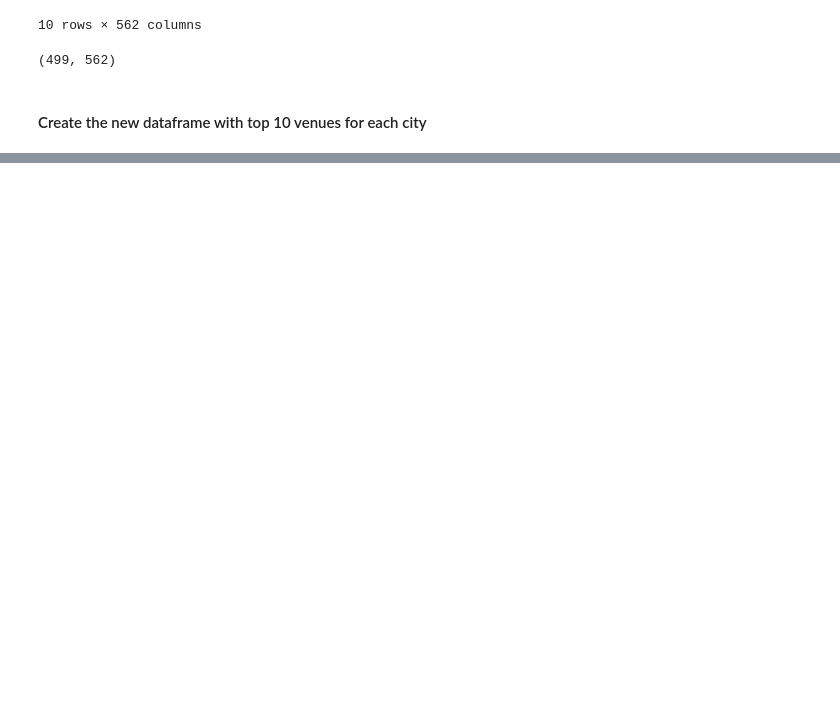
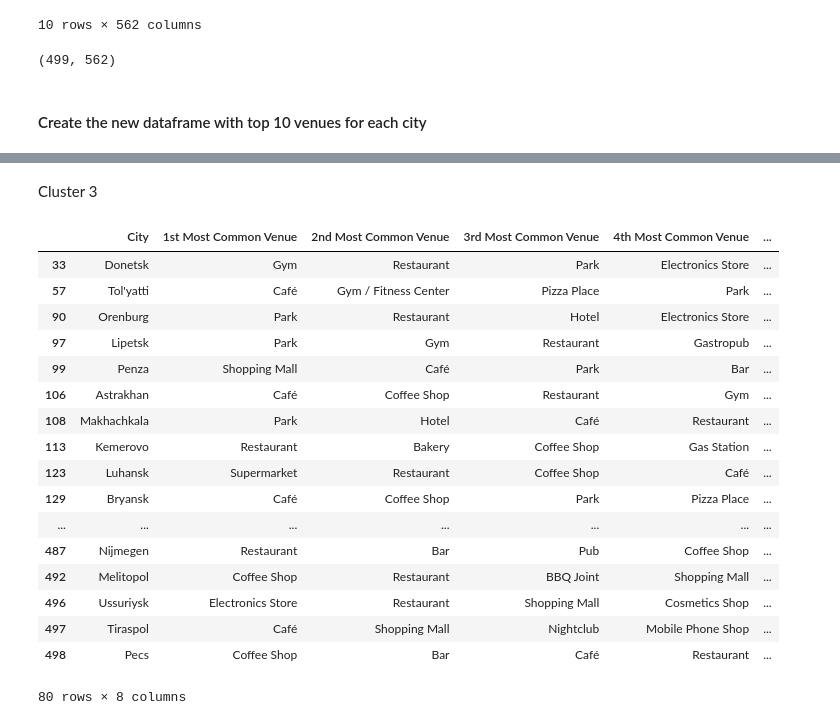
Before and after one commit to cssoumyade/Clustering-European-Cities, a Jupyter notebook: Feature Engineering and Clustering.ipynb, the cells around one changed output, grey strips where cells are left out. Cells and saved outputs as stored; diff of their text form; code cells hidden in the pictures; blank space fills up the shorter version.

```diff
--- a/Feature Engineering and Clustering.ipynb
+++ b/Feature Engineering and Clustering.ipynb
@@ -99,0 +255,23 @@ cities_venues_sorted.sample(10)
+# %% [markdown]
+Cluster 3
+# %%
+europe_merged.loc[europe_merged['Cluster Labels'] == 2, europe_merged.columns[[0] + list(range(5, europe_merged.shape[1]))]]
+# %% [output]
+|  | City | 1st Most Common Venue | 2nd Most Common Venue | 3rd Most Common Venue | 4th Most Common Venue | ... |
+| 33 | Donetsk | Gym | Restaurant | Park | Electronics Store | ... |
+| 57 | Tol'yatti | Café | Gym / Fitness Center | Pizza Place | Park | ... |
+| 90 | Orenburg | Park | Restaurant | Hotel | Electronics Store | ... |
+| 97 | Lipetsk | Park | Gym | Restaurant | Gastropub | ... |
+| 99 | Penza | Shopping Mall | Café | Park | Bar | ... |
+| 106 | Astrakhan | Café | Coffee Shop | Restaurant | Gym | ... |
+| 108 | Makhachkala | Park | Hotel | Café | Restaurant | ... |
+| 113 | Kemerovo | Restaurant | Bakery | Coffee Shop | Gas Station | ... |
+| 123 | Luhansk | Supermarket | Restaurant | Coffee Shop | Café | ... |
+| 129 | Bryansk | Café | Coffee Shop | Park | Pizza Place | ... |
+| ... | ... | ... | ... | ... | ... | ... |
+| 487 | Nijmegen | Restaurant | Bar | Pub | Coffee Shop | ... |
+| 492 | Melitopol | Coffee Shop | Restaurant | BBQ Joint | Shopping Mall | ... |
+| 496 | Ussuriysk | Electronics Store | Restaurant | Shopping Mall | Cosmetics Shop | ... |
+| 497 | Tiraspol | Café | Shopping Mall | Nightclub | Mobile Phone Shop | ... |
+| 498 | Pecs | Coffee Shop | Bar | Café | Restaurant | ... |
+80 rows × 8 columns
```
Also changed, not shown: parts of 29 cells of this notebook.
